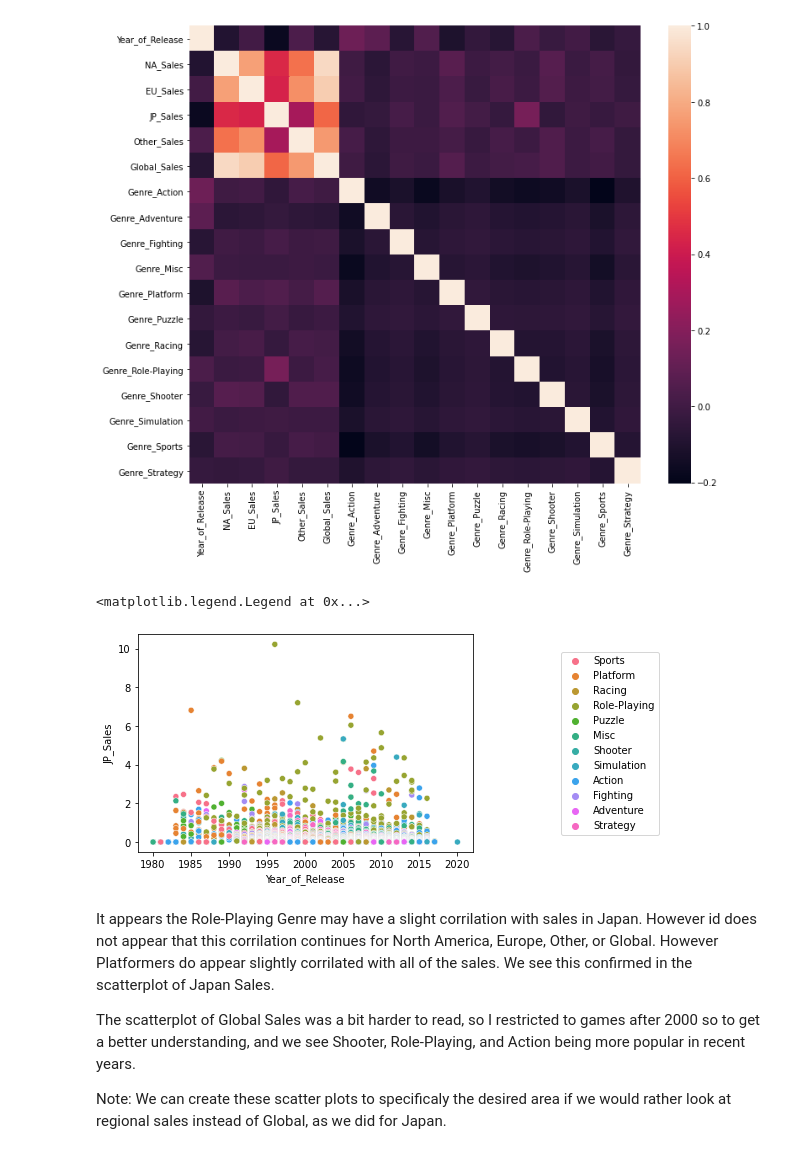
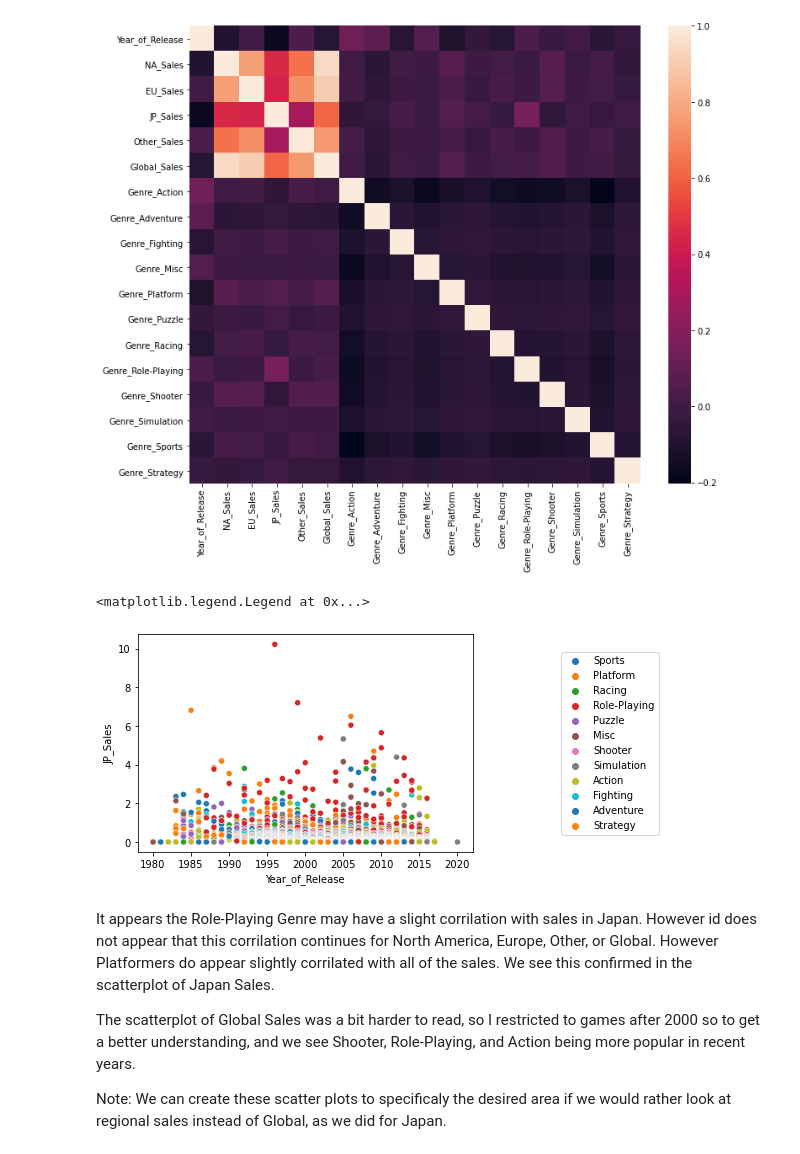
Before and after one commit to mlu004/Capstone2-Video-Game-Popularity, a Jupyter notebook: Video_Game_EDA.ipynb, the cells around one changed output. Cells and saved outputs as stored; diff of their text form; code cells hidden in the pictures.

```diff
--- a/Video_Game_EDA.ipynb
+++ b/Video_Game_EDA.ipynb
@@ -520,11 +548,11 @@ sns.heatmap(dummy_sales_genre.corr());
 # %% [output]
 [figure]
 # %%
-_ = sns.scatterplot(data=sales_no_scores, x='Year_of_Release', y='JP_Sales', hue='Genre')
+_ = sns.scatterplot(data=sales_no_scores, x='Year_of_Release', y='JP_Sales', hue='Genre', palette='tab10')
 _.legend(loc='center left', bbox_to_anchor=(1.25, 0.5), ncol=1)
 # %% [output]
 <matplotlib.legend.Legend at 0x...>
-[figure, old version]
+[figure, new version]
 # %% [markdown]
 It appears the Role-Playing Genre may have a slight corrilation with sales in Japan. However id does not appear that this corrilation continues for North America, Europe, Other, or Global. However Platformers do appear slightly corrilated with all of the sales. We see this confirmed in the scatterplot of Japan Sales.
 
```
Also changed, not shown: parts of 89 cells of this notebook.
